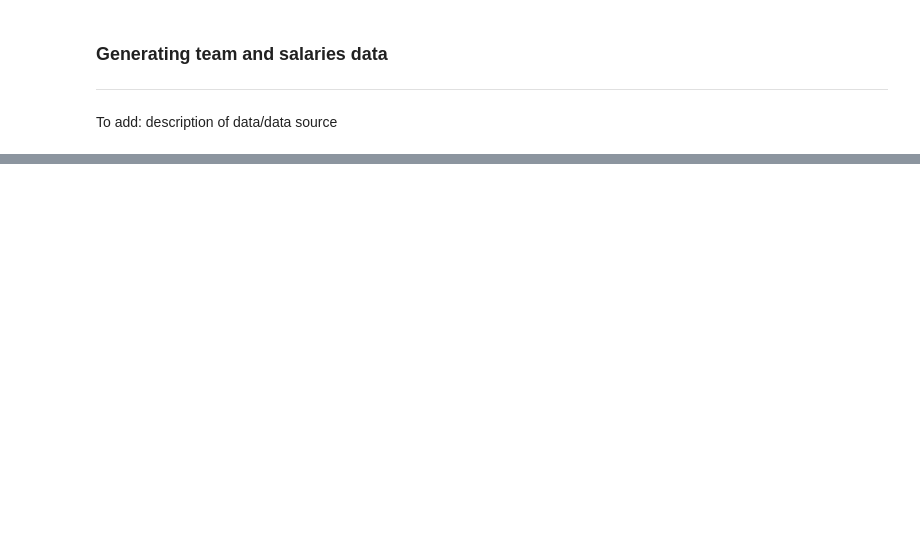
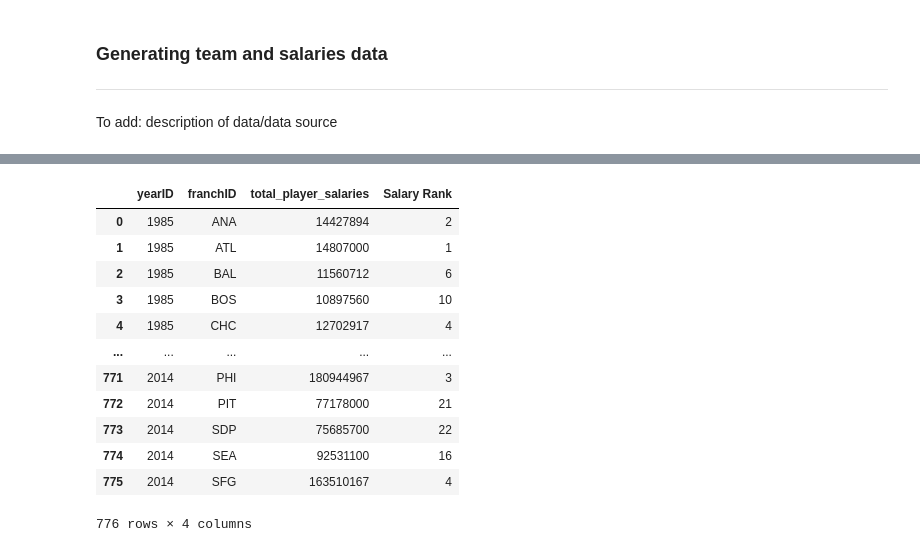
Before and after one commit to m-ingram/Project1-Group3, a Jupyter notebook: data_cleaning.ipynb, the cells around one changed output, grey strips where cells are left out. Cells and saved outputs as stored; diff of their text form; code cells hidden in the pictures; blank space fills up the shorter version.

```diff
--- a/data_cleaning.ipynb
+++ b/data_cleaning.ipynb
@@ -77,0 +193,22 @@ team_salary_2003_2015.describe()
+# %%
+# group by year and franchID, and calculate the total player salaries for each group
+yearly_team_salaries = team_salary_df.groupby(["yearID", "franchID"])["total_player_salaries"].sum().reset_index()
+
+# Rank the total player salaries within each year
+yearly_team_salaries['Salary Rank'] = yearly_team_salaries.groupby("yearID")["total_player_salaries"].rank(ascending=False).astype(int)
+
+yearly_team_salaries.head(-30)
+# %% [output]
+|  | yearID | franchID | total_player_salaries | Salary Rank |
+| 0 | 1985 | ANA | 14427894 | 2 |
+| 1 | 1985 | ATL | 14807000 | 1 |
+| 2 | 1985 | BAL | 11560712 | 6 |
+| 3 | 1985 | BOS | 10897560 | 10 |
+| 4 | 1985 | CHC | 12702917 | 4 |
+| ... | ... | ... | ... | ... |
+| 771 | 2014 | PHI | 180944967 | 3 |
+| 772 | 2014 | PIT | 77178000 | 21 |
+| 773 | 2014 | SDP | 75685700 | 22 |
+| 774 | 2014 | SEA | 92531100 | 16 |
+| 775 | 2014 | SFG | 163510167 | 4 |
+776 rows × 4 columns
```
Also changed, not shown: parts of 9 cells of this notebook.
